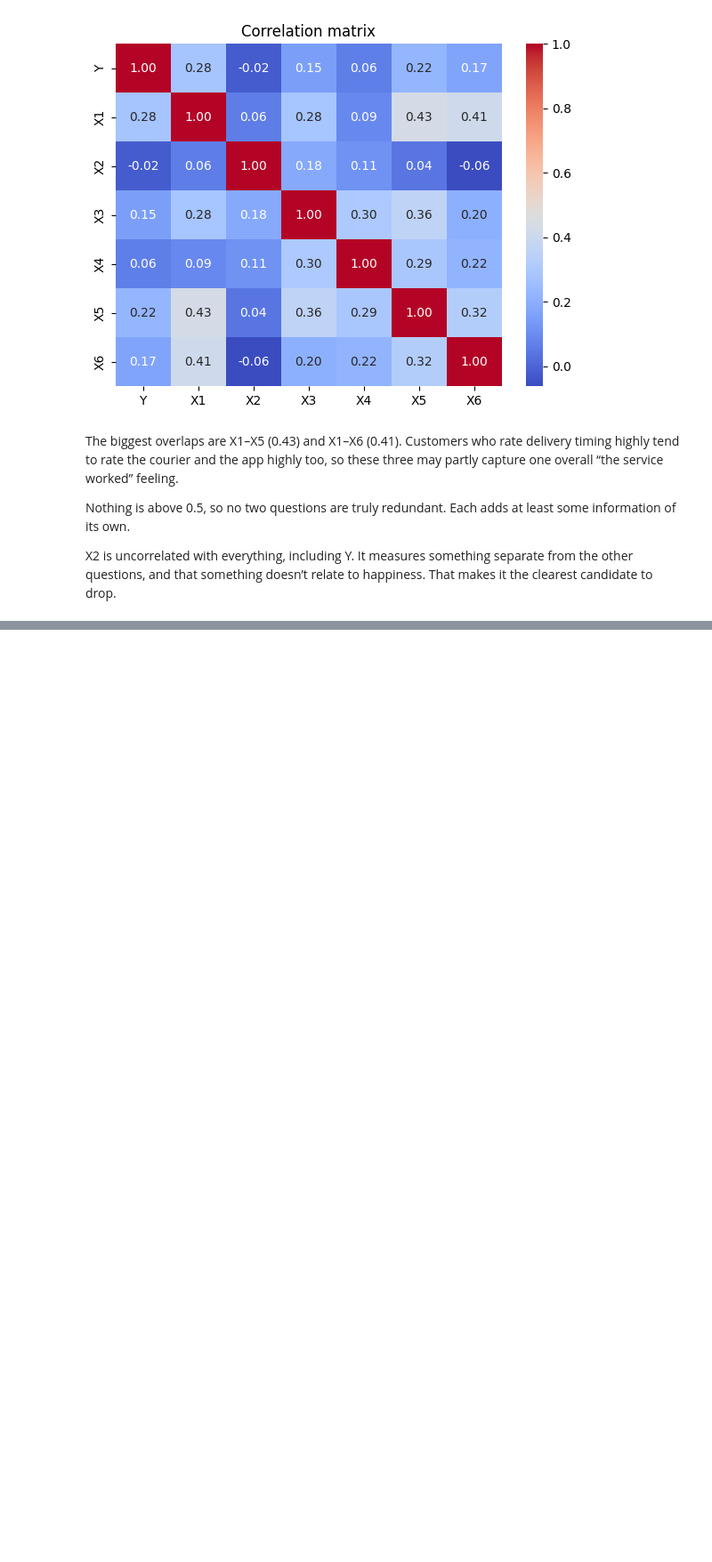
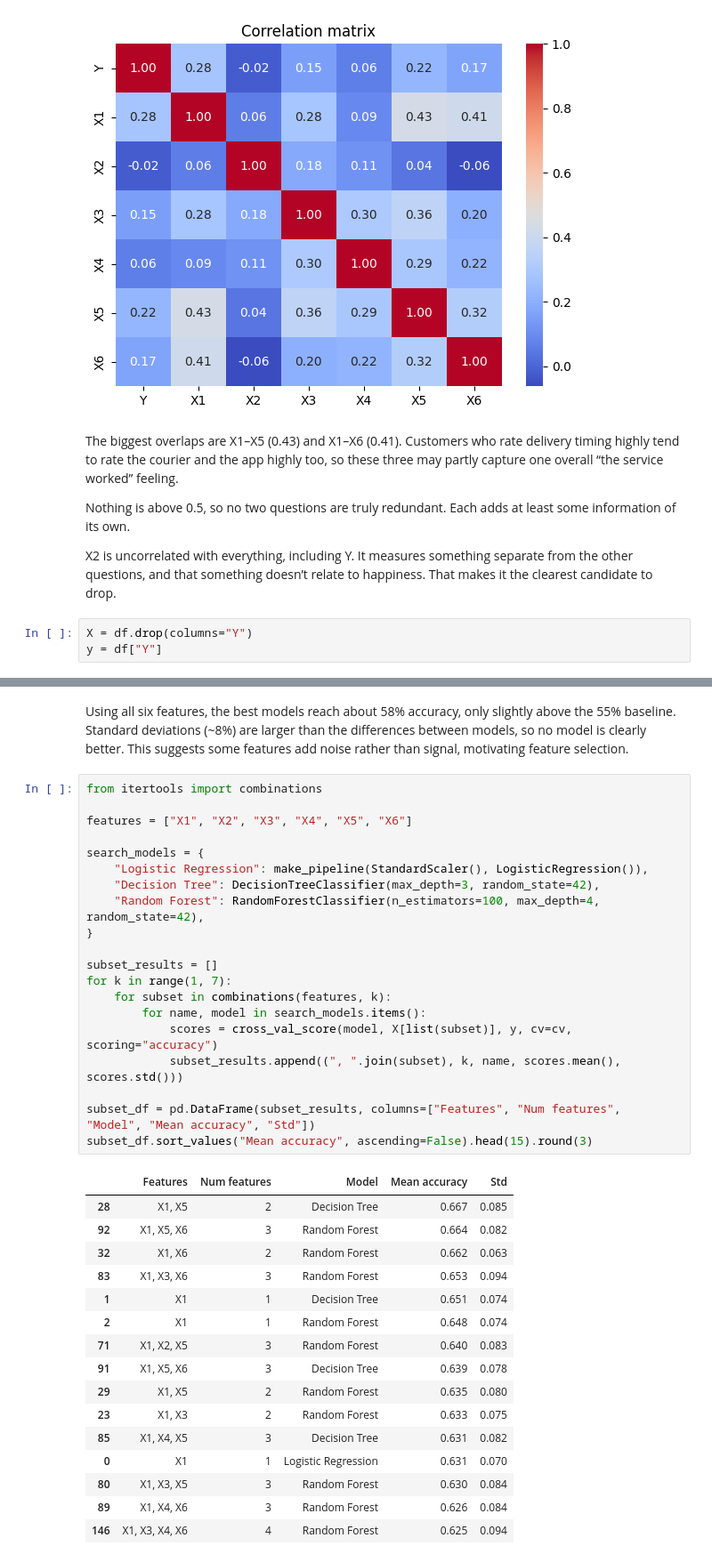
Before and after one commit to evanmccarthy216/h96ahNh2WKWrsjlT, a Jupyter notebook: customer_happinessl.ipynb, the cells around one changed output, grey strips where cells are left out. Shown at 89% size. Drawn from its saved outputs; the diff is of its cells as text; blank space fills up the shorter version.

```diff
--- a/customer_happinessl.ipynb
+++ b/customer_happinessl.ipynb
@@ -149,3 +149,6 @@ The biggest overlaps are X1–X5 (0.43) and X1–X6 (0.41). Customers who rate d
 Nothing is above 0.5, so no two questions are truly redundant. Each adds at least some information of its own.
 
 X2 is uncorrelated with everything, including Y. It measures something separate from the other questions, and that something doesn’t relate to happiness. That makes it the clearest candidate to drop.
+# %%
+X = df.drop(columns="Y")
+y = df["Y"]
@@ -151,0 +198,39 @@ X2 is uncorrelated with everything, including Y. It measures something separate
+# %% [markdown]
+Using all six features, the best models reach about 58% accuracy, only slightly above the 55% baseline. Standard deviations (~8%) are larger than the differences between models, so no model is clearly better. This suggests some features add noise rather than signal, motivating feature selection.
+# %%
+from itertools import combinations
+
+features = ["X1", "X2", "X3", "X4", "X5", "X6"]
+
+search_models = {
+    "Logistic Regression": make_pipeline(StandardScaler(), LogisticRegression()),
+    "Decision Tree": DecisionTreeClassifier(max_depth=3, random_state=42),
+    "Random Forest": RandomForestClassifier(n_estimators=100, max_depth=4, random_state=42),
+}
+
+subset_results = []
+for k in range(1, 7):
+    for subset in combinations(features, k):
+        for name, model in search_models.items():
+            scores = cross_val_score(model, X[list(subset)], y, cv=cv, scoring="accuracy")
+            subset_results.append((", ".join(subset), k, name, scores.mean(), scores.std()))
+
+subset_df = pd.DataFrame(subset_results, columns=["Features", "Num features", "Model", "Mean accuracy", "Std"])
+subset_df.sort_values("Mean accuracy", ascending=False).head(15).round(3)
+# %% [output]
+|  | Features | Num features | Model | Mean accuracy | Std |
+| 28 | X1, X5 | 2 | Decision Tree | 0.667 | 0.085 |
+| 92 | X1, X5, X6 | 3 | Random Forest | 0.664 | 0.082 |
+| 32 | X1, X6 | 2 | Random Forest | 0.662 | 0.063 |
+| 83 | X1, X3, X6 | 3 | Random Forest | 0.653 | 0.094 |
+| 1 | X1 | 1 | Decision Tree | 0.651 | 0.074 |
+| 2 | X1 | 1 | Random Forest | 0.648 | 0.074 |
+| 71 | X1, X2, X5 | 3 | Random Forest | 0.640 | 0.083 |
+| 91 | X1, X5, X6 | 3 | Decision Tree | 0.639 | 0.078 |
+| 29 | X1, X5 | 2 | Random Forest | 0.635 | 0.080 |
+| 23 | X1, X3 | 2 | Random Forest | 0.633 | 0.075 |
+| 85 | X1, X4, X5 | 3 | Decision Tree | 0.631 | 0.082 |
+| 0 | X1 | 1 | Logistic Regression | 0.631 | 0.070 |
+| 80 | X1, X3, X5 | 3 | Random Forest | 0.630 | 0.084 |
+| 89 | X1, X4, X6 | 3 | Random Forest | 0.626 | 0.084 |
+| 146 | X1, X3, X4, X6 | 4 | Random Forest | 0.625 | 0.094 |
```
Also changed, not shown: parts of 10 cells of this notebook.
